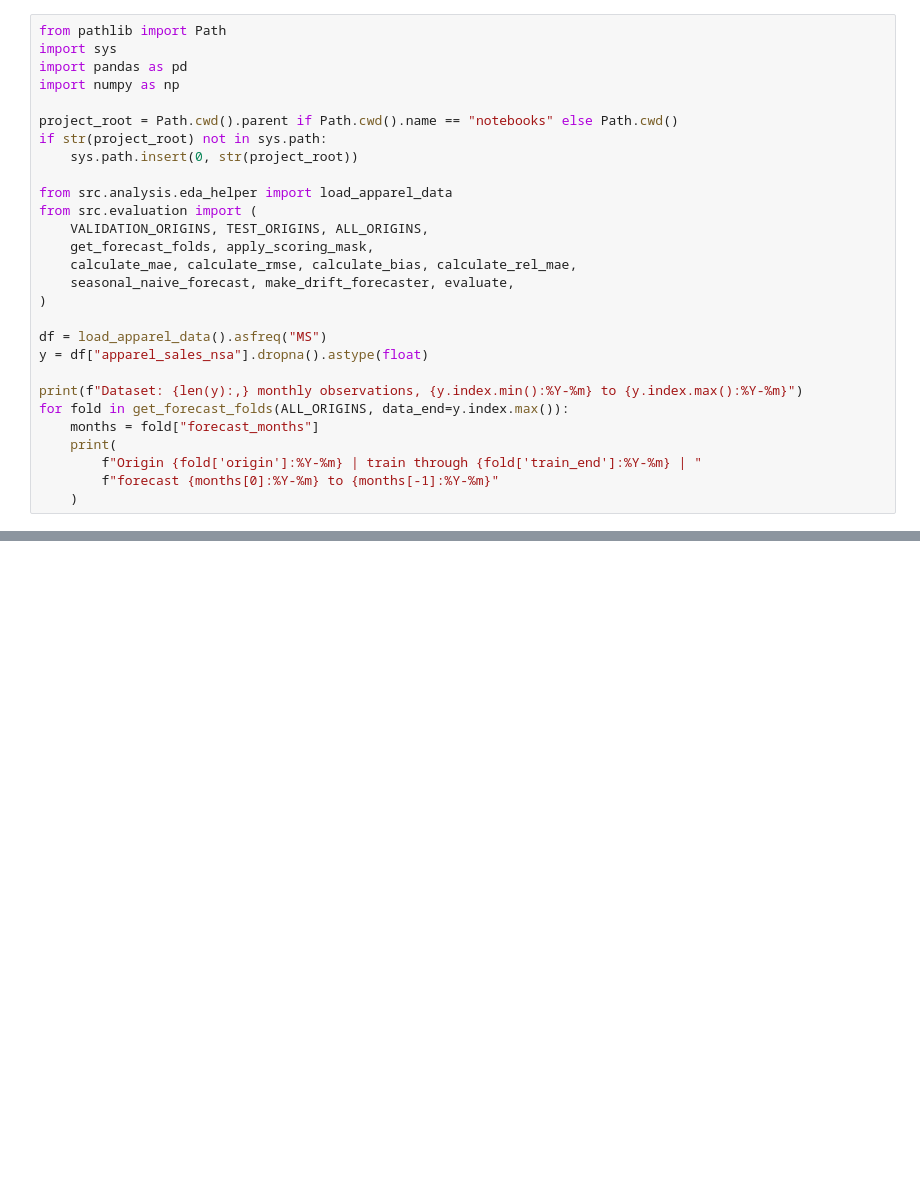
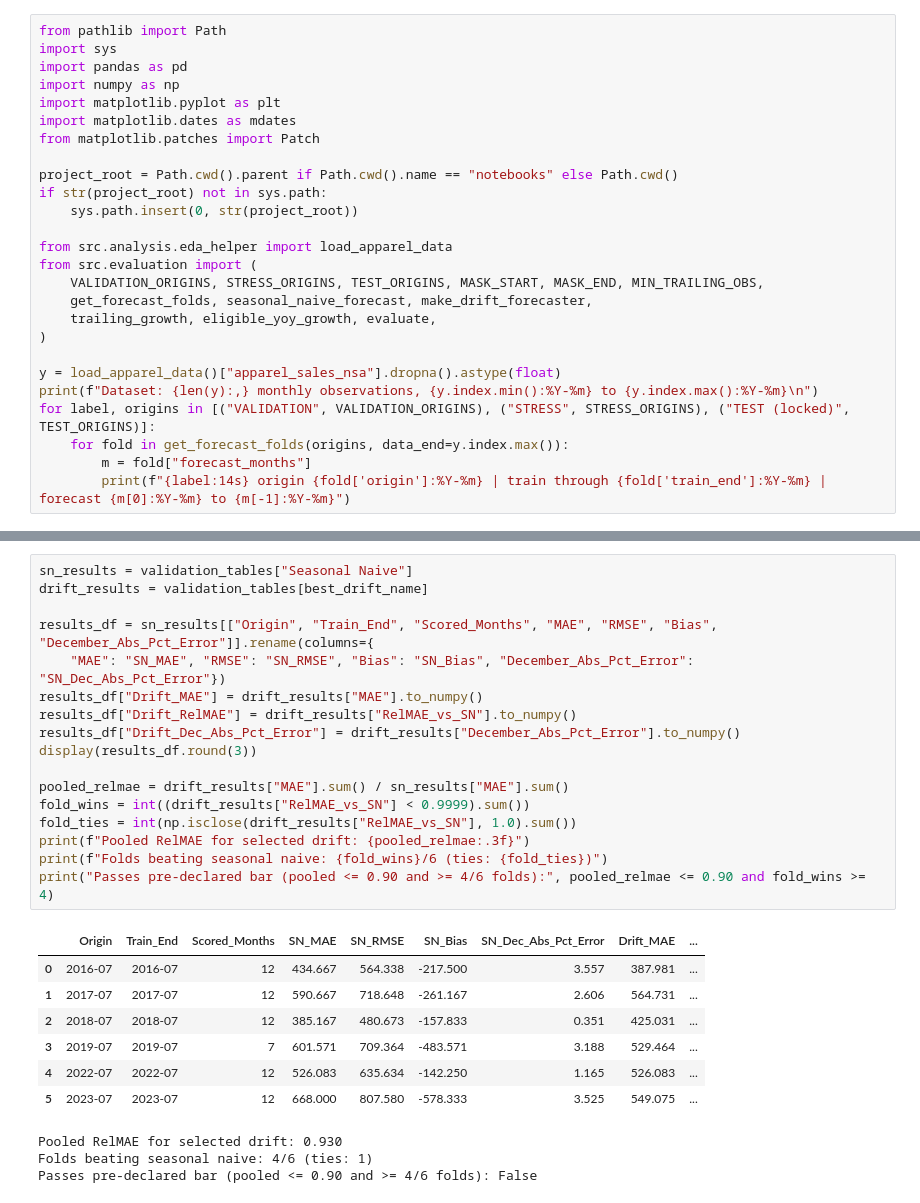
Before and after one commit to mo-alsafi/apparel-sales-forecasting, a Jupyter notebook: notebooks/modeling.ipynb, the cells around one changed output, grey strips where cells are left out. Cells and saved outputs as stored; diff of their text form; blank space fills up the shorter version.

```diff
--- a/notebooks/modeling.ipynb
+++ b/notebooks/modeling.ipynb
@@ -23,6 +18,9 @@ from pathlib import Path
 import sys
 import pandas as pd
 import numpy as np
+import matplotlib.pyplot as plt
+import matplotlib.dates as mdates
+from matplotlib.patches import Patch
 
 project_root = Path.cwd().parent if Path.cwd().name == "notebooks" else Path.cwd()
 if str(project_root) not in sys.path:
@@ -30,21 +28,16 @@ if str(project_root) not in sys.path:
 
 from src.analysis.eda_helper import load_apparel_data
 from src.evaluation import (
-    VALIDATION_ORIGINS, TEST_ORIGINS, ALL_ORIGINS,
-    get_forecast_folds, apply_scoring_mask,
-    calculate_mae, calculate_rmse, calculate_bias, calculate_rel_mae,
-    seasonal_naive_forecast, make_drift_forecaster, evaluate,
+    VALIDATION_ORIGINS, STRESS_ORIGINS, TEST_ORIGINS, MASK_START, MASK_END, MIN_TRAILING_OBS,
+    get_forecast_folds, seasonal_naive_forecast, make_drift_forecaster,
+    trailing_growth, eligible_yoy_growth, evaluate,
 )
 
-df = load_apparel_data().asfreq("MS")
-y = df["apparel_sales_nsa"].dropna().astype(float)
-
-print(f"Dataset: {len(y):,} monthly observations, {y.index.min():%Y-%m} to {y.index.max():%Y-%m}")
-for fold in get_forecast_folds(ALL_ORIGINS, data_end=y.index.max()):
-    months = fold["forecast_months"]
-    print(
-        f"Origin {fold['origin']:%Y-%m} | train through {fold['train_end']:%Y-%m} | "
-        f"forecast {months[0]:%Y-%m} to {months[-1]:%Y-%m}"
-    )
+y = load_apparel_data()["apparel_sales_nsa"].dropna().astype(float)
+print(f"Dataset: {len(y):,} monthly observations, {y.index.min():%Y-%m} to {y.index.max():%Y-%m}\n")
+for label, origins in [("VALIDATION", VALIDATION_ORIGINS), ("STRESS", STRESS_ORIGINS), ("TEST (locked)", TEST_ORIGINS)]:
+    for fold in get_forecast_folds(origins, data_end=y.index.max()):
+        m = fold["forecast_months"]
+        print(f"{label:14s} origin {fold['origin']:%Y-%m} | train through {fold['train_end']:%Y-%m} | forecast {m[0]:%Y-%m} to {m[-1]:%Y-%m}")
 # %% [output]
 Dataset: 415 monthly observations, 1992-01 to 2026-07
@@ -164,0 +137,28 @@ All fold-contract and scoring-mask checks passed.
+# %%
+sn_results = validation_tables["Seasonal Naive"]
+drift_results = validation_tables[best_drift_name]
+
+results_df = sn_results[["Origin", "Train_End", "Scored_Months", "MAE", "RMSE", "Bias", "December_Abs_Pct_Error"]].rename(columns={
+    "MAE": "SN_MAE", "RMSE": "SN_RMSE", "Bias": "SN_Bias", "December_Abs_Pct_Error": "SN_Dec_Abs_Pct_Error"})
+results_df["Drift_MAE"] = drift_results["MAE"].to_numpy()
+results_df["Drift_RelMAE"] = drift_results["RelMAE_vs_SN"].to_numpy()
+results_df["Drift_Dec_Abs_Pct_Error"] = drift_results["December_Abs_Pct_Error"].to_numpy()
+display(results_df.round(3))
+
+pooled_relmae = drift_results["MAE"].sum() / sn_results["MAE"].sum()
+fold_wins = int((drift_results["RelMAE_vs_SN"] < 0.9999).sum())
+fold_ties = int(np.isclose(drift_results["RelMAE_vs_SN"], 1.0).sum())
+print(f"Pooled RelMAE for selected drift: {pooled_relmae:.3f}")
+print(f"Folds beating seasonal naive: {fold_wins}/6 (ties: {fold_ties})")
+print("Passes pre-declared bar (pooled <= 0.90 and >= 4/6 folds):", pooled_relmae <= 0.90 and fold_wins >= 4)
+# %% [output]
+|  | Origin | Train_End | Scored_Months | SN_MAE | SN_RMSE | SN_Bias | SN_Dec_Abs_Pct_Error | Drift_MAE | ... |
+| 0 | 2016-07 | 2016-07 | 12 | 434.667 | 564.338 | -217.500 | 3.557 | 387.981 | ... |
+| 1 | 2017-07 | 2017-07 | 12 | 590.667 | 718.648 | -261.167 | 2.606 | 564.731 | ... |
+| 2 | 2018-07 | 2018-07 | 12 | 385.167 | 480.673 | -157.833 | 0.351 | 425.031 | ... |
+| 3 | 2019-07 | 2019-07 | 7 | 601.571 | 709.364 | -483.571 | 3.188 | 529.464 | ... |
+| 4 | 2022-07 | 2022-07 | 12 | 526.083 | 635.634 | -142.250 | 1.165 | 526.083 | ... |
+| 5 | 2023-07 | 2023-07 | 12 | 668.000 | 807.580 | -578.333 | 3.525 | 549.075 | ... |
+Pooled RelMAE for selected drift: 0.930
+Folds beating seasonal naive: 4/6 (ties: 1)
+Passes pre-declared bar (pooled <= 0.90 and >= 4/6 folds): False
```
Also changed, not shown: parts of 15 cells of this notebook, 5 other files.
